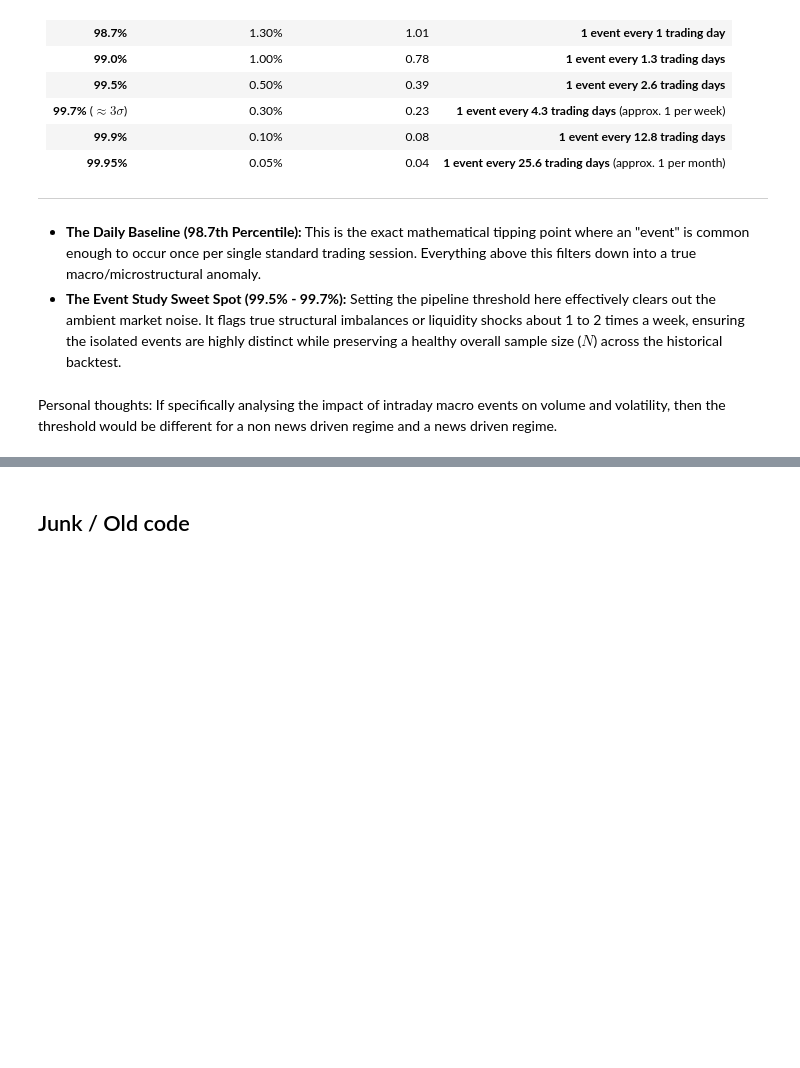
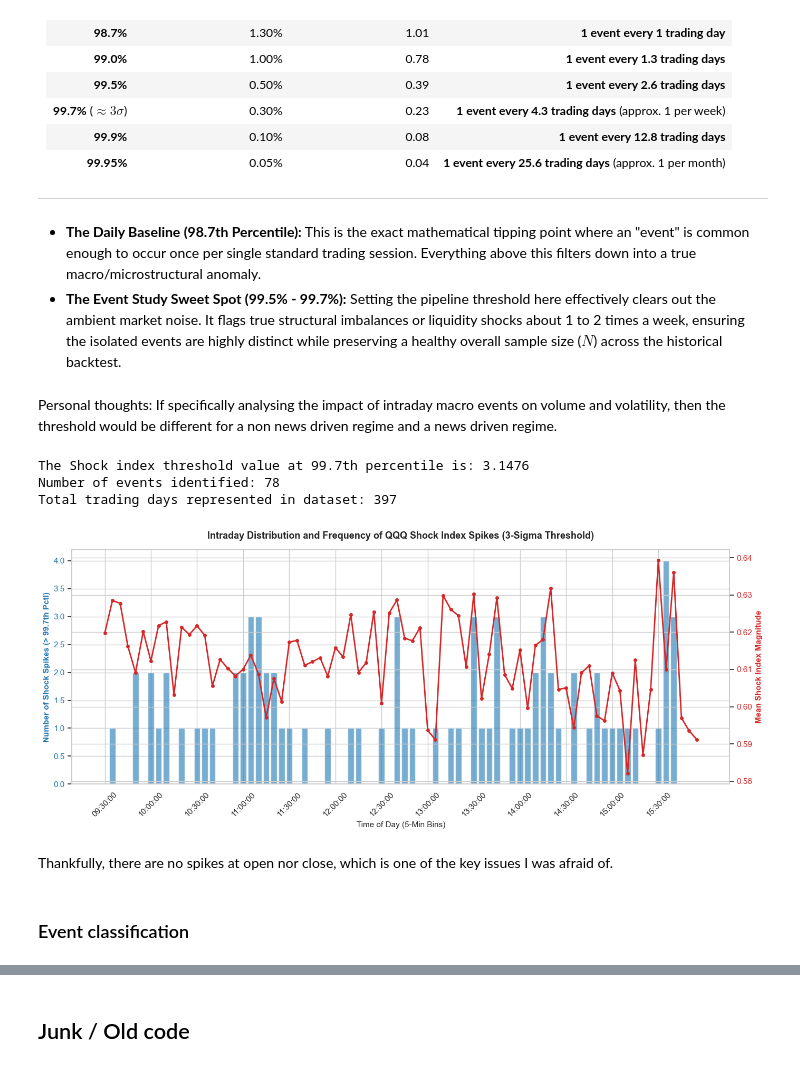
Before and after one commit to Aryan092/fds-indx-data, a Jupyter notebook: Data analyses v0.1.ipynb, the cells around one changed output, grey strips where cells are left out. Cells and saved outputs as stored; diff of their text form; code cells hidden in the pictures; blank space fills up the shorter version.

Commit message:
finalised version 1.0. Full event study in Data analyses v1.0

```diff
--- a/Data analyses v0.1.ipynb
+++ b/Data analyses v0.1.ipynb
@@ -365,3 +413,71 @@ There are a total of 78 5-minute periods in a day. Choosing a threshold that sel
 * **The Event Study Sweet Spot (99.5% - 99.7%):** Setting the pipeline threshold here effectively clears out the ambient market noise. It flags true structural imbalances or liquidity shocks about 1 to 2 times a week, ensuring the isolated events are highly distinct while preserving a healthy overall sample size ($N$) across the historical backtest.
 # %% [markdown]
 Personal thoughts: If specifically analysing the impact of intraday macro events on volume and volatility, then the threshold would be different for a non news driven regime and a news driven regime.
+# %%
+# target 99.7 percentile as the threshold for events (roughly 3 sigma)
+sigma_3_threshold = QQQ_processed['shock_index'].quantile(0.997)
+print(f"The Shock index threshold value at 99.7th percentile is: {sigma_3_threshold:.4f}")
+
+QQQ_processed['is_event'] = QQQ_processed['shock_index'] > sigma_3_threshold
+events_df = QQQ_processed[QQQ_processed['is_event'] == True].copy()
+
+print(f"Number of events identified: {len(events_df)}")
+print(f"Total trading days represented in dataset: {QQQ_processed['datetime'].dt.date.nunique()}")
+# %% [output]
+The Shock index threshold value at 99.7th percentile is: 3.1476
+Number of events identified: 78
+Total trading days represented in dataset: 397
+# %%
+events_df.tail()# Ensure datetime is in the correct format
+QQQ_processed['datetime'] = pd.to_datetime(QQQ_processed['datetime'])
+
+# 1. Floor to the nearest 5-minute interval
+QQQ_processed['5min_interval'] = QQQ_processed['datetime'].dt.floor('5min').dt.time
+
+# 2. Define the new 99.7th percentile (3-Sigma) threshold
+shock_threshold = QQQ_processed['shock_index'].quantile(0.997)
+
+# 3. Aggregate by interval using the new 3-Sigma threshold
+intraday_dist = QQQ_processed.groupby('5min_interval').agg(
+    mean_shock=('shock_index', 'mean'),
+    max_shock=('shock_index', 'max'),
+    spike_count=('shock_index', lambda x: (x > shock_threshold).sum())
+).reset_index()
+
+# 4. Convert time objects to strings for cleaner plotting on the x-axis
+intraday_dist['time_str'] = intraday_dist['5min_interval'].astype(str)
+
+# 5. Filter for regular market hours (09:30 to 16:00)
+market_hours = intraday_dist[
+    (intraday_dist['5min_interval'] >= pd.to_datetime('09:30').time()) &
+    (intraday_dist['5min_interval'] <= pd.to_datetime('16:00').time())
+]
+
+# 6. Generate the dual-axis chart
+fig, ax1 = plt.subplots(figsize=(14, 6))
+
+# Plot 1: Frequency of spikes (Bar chart) - Now isolating 3-Sigma events
+color = 'tab:blue'
+ax1.set_xlabel('Time of Day (5-Min Bins)', fontsize=11)
+ax1.set_ylabel('Number of Shock Spikes (> 99.7th Pctl)', color=color, fontsize=11, fontweight='bold')
+bars = ax1.bar(market_hours['time_str'], market_hours['spike_count'], color=color, alpha=0.6)
+ax1.tick_params(axis='y', labelcolor=color)
+
+# Rotate x-labels and only show every 6th label (every 30 mins) to avoid crowding
+ax1.set_xticks(market_hours['time_str'][::6])
+ax1.tick_params(axis='x', rotation=45)
+
+# Plot 2: Average intensity of shocks (Line chart)
+ax2 = ax1.twinx()
+color = 'tab:red'
+ax2.set_ylabel('Mean Shock Index Magnitude', color=color, fontsize=11, fontweight='bold')
+ax2.plot(market_hours['time_str'], market_hours['mean_shock'], color=color, linewidth=2, marker='o', markersize=4)
+ax2.tick_params(axis='y', labelcolor=color)
+
+plt.title('Intraday Distribution and Frequency of QQQ Shock Index Spikes (3-Sigma Threshold)', fontsize=13, fontweight='bold', pad=15)
+fig.tight_layout()
+plt.show()
+# %% [output]
+[figure, added]
+# %% [markdown]
+Thankfully, there are no spikes at open nor close, which is one of the key issues I was afraid of.
@@ -367,0 +486,2 @@ Personal thoughts: If specifically analysing the impact of intraday macro events
+# %% [markdown]
+### Event classification
```
Also changed, not shown: parts of 42 cells of this notebook, 9 other files.
